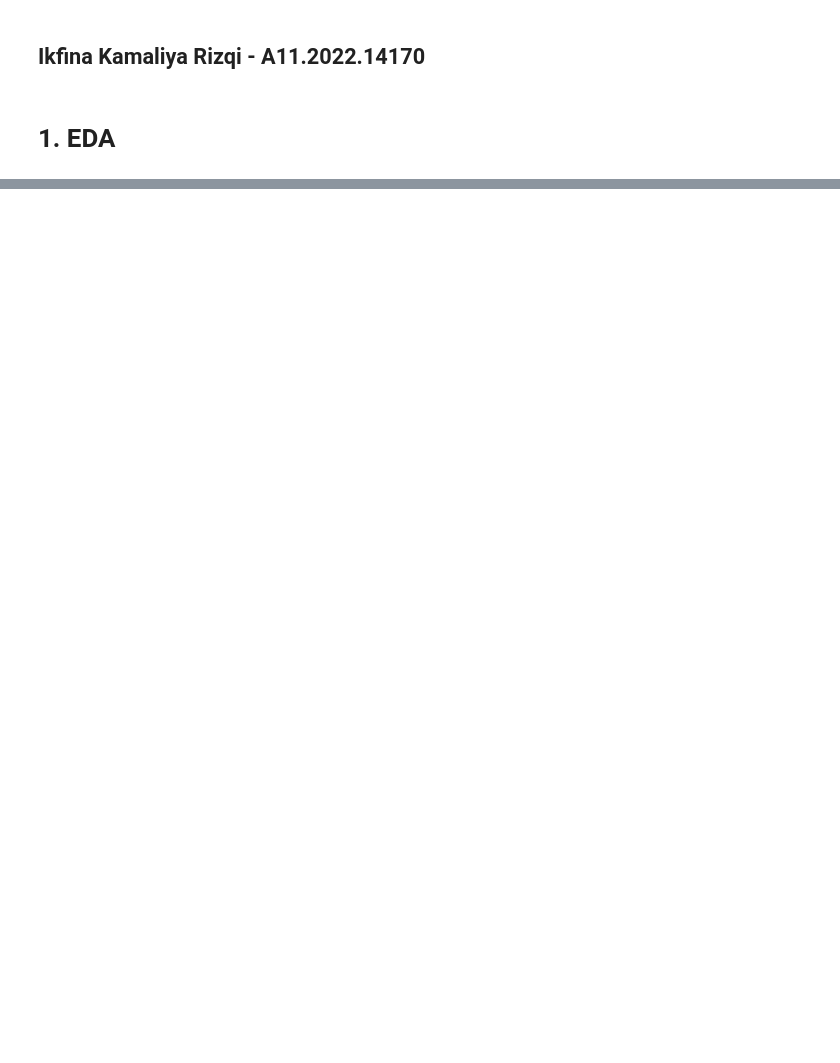
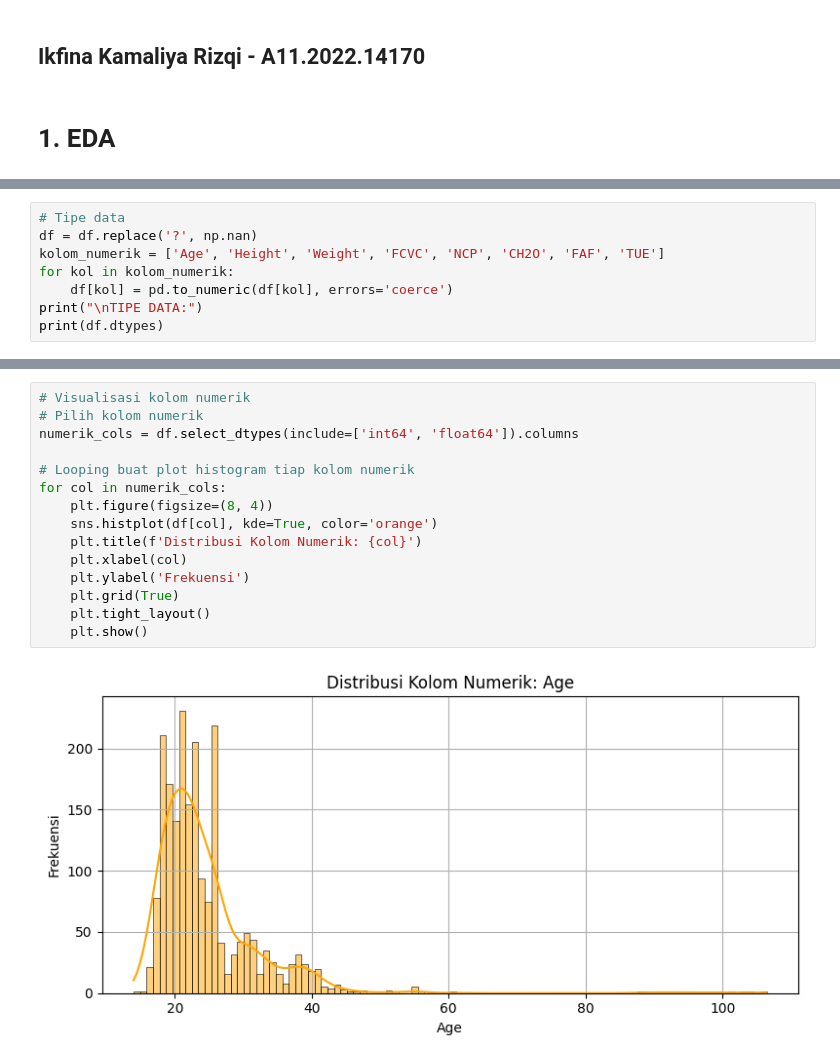
Before and after one commit to ikfinakmlya/capstone_datascience, a Jupyter notebook: Capstone_Bengkod.ipynb, the cells around one changed output, grey strips where cells are left out. Drawn from its saved outputs; the diff is of its cells as text; blank space fills up the shorter version.

```diff
--- a/Capstone_Bengkod.ipynb
+++ b/Capstone_Bengkod.ipynb
@@ -88,0 +46,8 @@ Beberapa kolom seperti Height, Weight, CH2O, FAF, dan TUE memiliki variasi nilai
+# %%
+# Tipe data
+df = df.replace('?', np.nan)
+kolom_numerik = ['Age', 'Height', 'Weight', 'FCVC', 'NCP', 'CH2O', 'FAF', 'TUE']
+for kol in kolom_numerik:
+    df[kol] = pd.to_numeric(df[kol], errors='coerce')
+print("\nTIPE DATA:")
+print(df.dtypes)
@@ -88,0 +116,17 @@ Beberapa kolom seperti Height, Weight, CH2O, FAF, dan TUE memiliki variasi nilai
+# %%
+# Visualisasi kolom numerik
+# Pilih kolom numerik
+numerik_cols = df.select_dtypes(include=['int64', 'float64']).columns
+
+# Looping buat plot histogram tiap kolom numerik
+for col in numerik_cols:
+    plt.figure(figsize=(8, 4))
+    sns.histplot(df[col], kde=True, color='orange')
+    plt.title(f'Distribusi Kolom Numerik: {col}')
+    plt.xlabel(col)
+    plt.ylabel('Frekuensi')
+    plt.grid(True)
+    plt.tight_layout()
+    plt.show()
+# %% [output]
+[figure, added]
```
Also changed, not shown: parts of 33 cells of this notebook.
